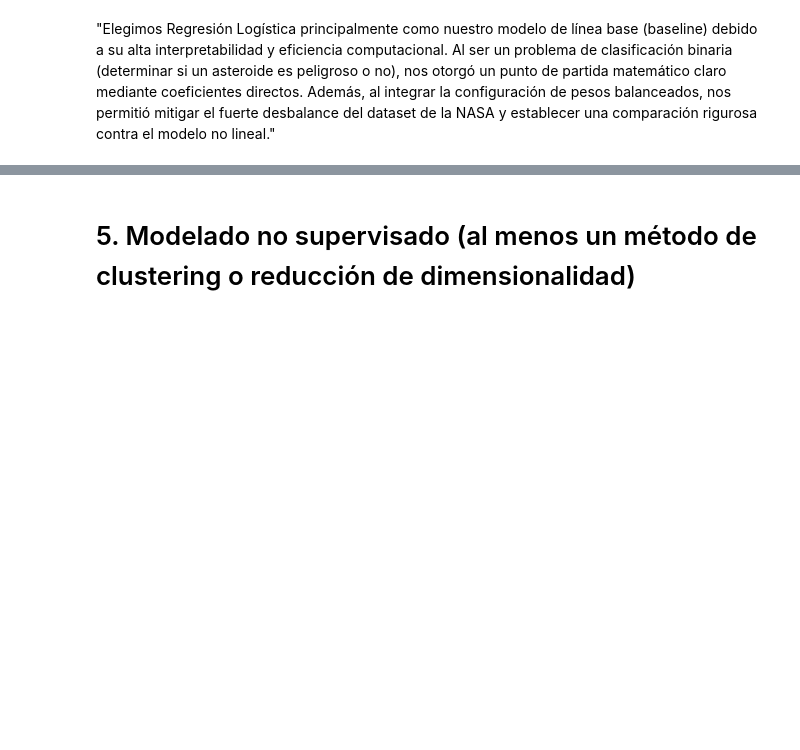
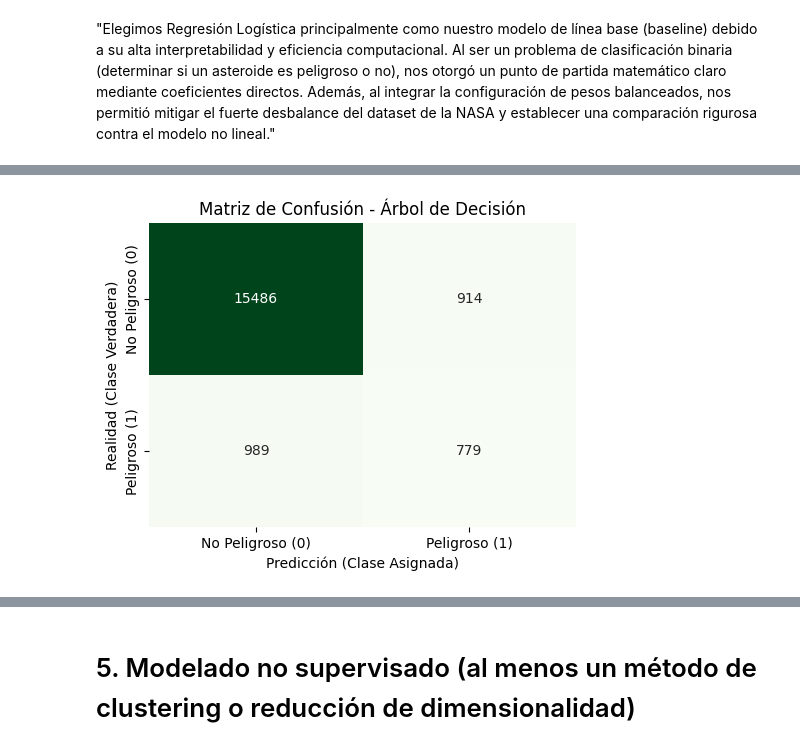
Before and after one commit to MaAlejandraM/Parcial_2_programacion_ciencia_datos, a Jupyter notebook: probando_ev_2.ipynb, the cells around one changed output, grey strips where cells are left out. Drawn from its saved outputs; the diff is of its cells as text; code cells hidden in the pictures; blank space fills up the shorter version.

```diff
--- a/probando_ev_2.ipynb
+++ b/probando_ev_2.ipynb
@@ -355,9 +295,15 @@ Regresion logistica
 RANDOM_STATE = 42
 np.random.seed(RANDOM_STATE)
 
+# Filter out the row where 'hazardous' had a NaN (which is now encoded as a unique integer, e.g., 2).
+# Based on previous outputs, 'hazardous' has one NaN which gets encoded by LabelEncoder, likely as '2'.
+# This row needs to be removed before stratified splitting.
+df_cleaned = df[df['hazardous'] != 2].copy()
+
 # Separar características (X) y variable objetivo codificada (y)
-X = df.drop(columns=['id', 'name', 'orbiting_body', 'sentry_object', 'hazardous'], errors='ignore')
-y = df['hazardous'].astype(int)
+# Use df_cleaned instead of df
+X = df_cleaned.drop(columns=['id', 'name', 'orbiting_body', 'sentry_object', 'hazardous'], errors='ignore')
+y = df_cleaned['hazardous'].astype(int)
 
 # Separar en conjuntos de entrenamiento y prueba (Estratificado por el desbalance de clases)
 X_train, X_test, y_train, y_test = train_test_split(
@@ -471,0 +393,79 @@ F1-SCORE:  0.4829
+# %%
+# 1. Configuración de Reproducibilidad (Semilla global)
+RANDOM_STATE = 42
+np.random.seed(RANDOM_STATE)
+
+# Crear un DataFrame temporal y limpiar filas con NaN en 'hazardous'
+# Esto es crucial para que LabelEncoder no cree una clase de un solo miembro
+# y para que train_test_split con stratify funcione correctamente.
+df_temp_cleaned = df_original.dropna(subset=['hazardous']).copy()
+
+# Separar características (X) y variable objetivo de df_temp_cleaned
+X = df_temp_cleaned.drop(columns=['id', 'name', 'orbiting_body', 'sentry_object', 'hazardous'], errors='ignore')
+
+# Asegurar codificación numérica de la variable objetivo (0 = No peligroso, 1 = Peligroso)
+le = LabelEncoder()
+y = le.fit_transform(df_temp_cleaned['hazardous'])
+
+# Separar en conjuntos de entrenamiento y prueba (Estratificado por el desbalance de clases)
+X_train, X_test, y_train, y_test = train_test_split(
+    X, y, test_size=0.2, stratify=y, random_state=RANDOM_STATE
+)
+
+# 2. Pipeline de Preprocesamiento Técnico
+num_features = X.select_dtypes(include=[np.number]).columns.tolist()
+
+numeric_transformer = Pipeline(steps=[
+    ('imputer', SimpleImputer(strategy='median')), # Robustez ante nulos
+    ('scaler', StandardScaler())                  # Aunque el árbol no lo exige estrictamente, mantiene la homogeneidad del flujo
+])
+
+preprocessor = ColumnTransformer(
+    transformers=[('num', numeric_transformer, num_features)]
+)
+
+# 3. Definición del Pipeline del Modelo (Árbol de Decisión)
+# Nota: Usamos class_weight='balanced' para ajustar la ganancia de información (Gini/Entropy)
+# penalizando más los errores en la clase minoritaria (asteroides peligrosos)
+pipeline_dt = Pipeline(steps=[
+    ('preprocessor', preprocessor),
+    ('classifier', DecisionTreeClassifier(
+        class_weight='balanced',
+        random_state=RANDOM_STATE
+    ))
+])
+
+# 4. Validación Cruzada Robusta (5 Pliegues)
+scoring_metrics = ['accuracy', 'precision', 'recall', 'f1', 'roc_auc']
+
+print("--- Ejecutando Validación Cruzada (5 Pliegues) ---")
+cv_results_dt = cross_validate(
+    pipeline_dt, X_train, y_train, cv=5, scoring=scoring_metrics, return_train_score=False
+)
+
+# Mostrar resultados promedio de la Validación Cruzada
+for metric in scoring_metrics:
+    mean_score = cv_results_dt[f'test_{metric}'].mean()
+    std_score = cv_results_dt[f'test_{metric}'].std()
+    print(f"{metric.upper()} promedio en CV: {mean_score:.4f} (+/- {std_score:.4f})")
+
+# 5. Entrenamiento Final y Evaluación con el Conjunto de Prueba (Test Set)
+pipeline_dt.fit(X_train, y_train)
+y_pred_dt = pipeline_dt.predict(X_test)
+y_proba_dt = pipeline_dt.predict_proba(X_test)[:, 1]
+
+# Informe de Clasificación Técnico
+print("\n--- INFORME DE CLASIFICACIÓN FINAL (TEST SET) ---")
+print(classification_report(y_test, y_pred_dt, target_names=['No Peligroso (0)', 'Peligroso (1)']))
+
+# 6. Visualización Clave: Matriz de Confusión
+plt.figure(figsize=(5, 4))
+sns.heatmap(confusion_matrix(y_test, y_pred_dt), annot=True, fmt='d', cmap='Greens', cbar=False) # Usamos Greens para diferenciarlo de la Regresión Logística
+plt.title('Matriz de Confusión - Árbol de Decisión')
+plt.xlabel('Predicción (Clase Asignada)')
+plt.ylabel('Realidad (Clase Verdadera)')
+plt.xticks([0.5, 1.5], ['No Peligroso (0)', 'Peligroso (1)'])
+plt.yticks([0.5, 1.5], ['No Peligroso (0)', 'Peligroso (1)'])
+plt.tight_layout()
+plt.show()
+# %% [output]
@@ -471,0 +488 @@ F1-SCORE:  0.4829
+[figure, added]
```
Also changed, not shown: parts of 66 cells of this notebook.
